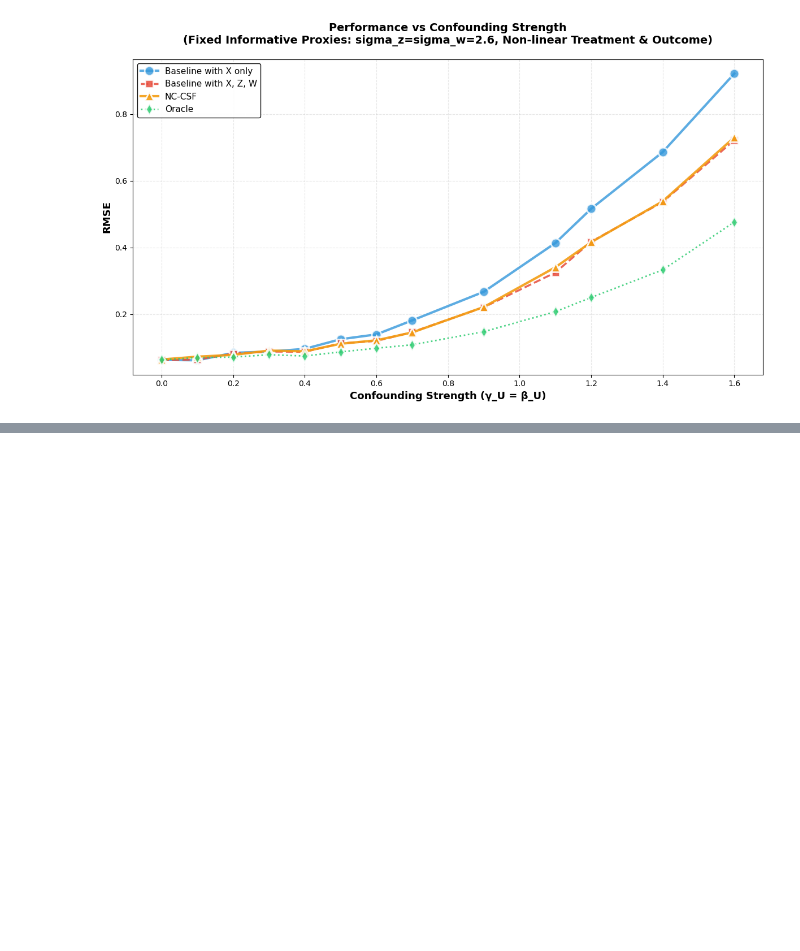
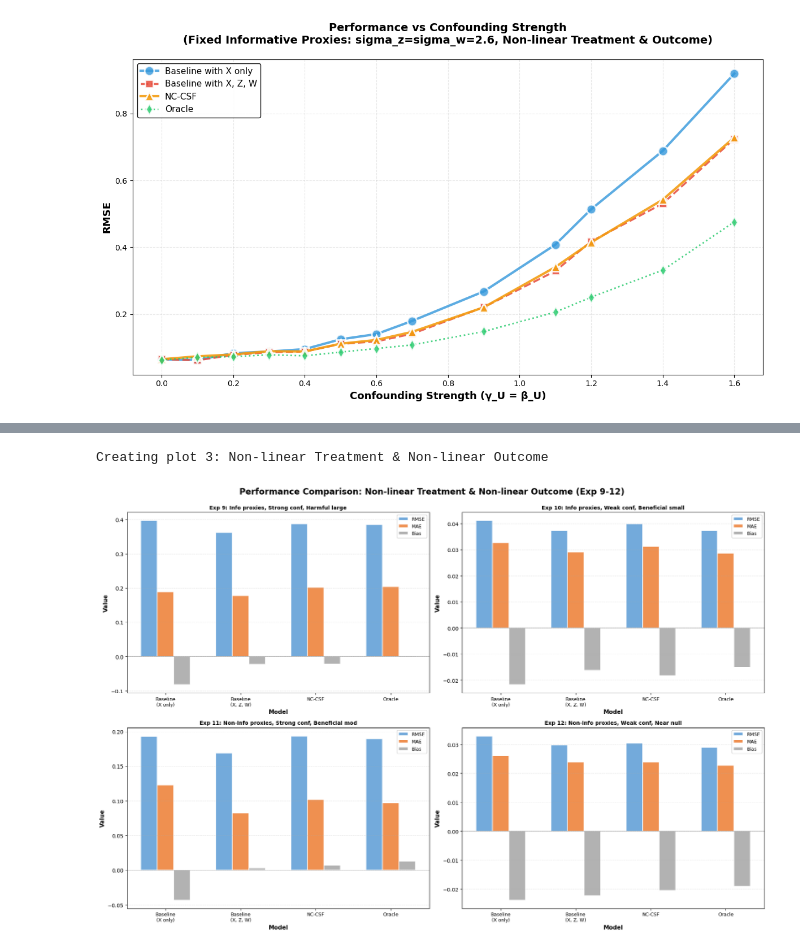
Before and after one commit to Tsuuunade/negavitve-control-proxies-causual-survival-forest, a Jupyter notebook: non_cencoring/synthetic data/result_graph.ipynb, the cells around one changed output, grey strips where cells are left out. Saved outputs shown, nothing was run; the diff lists cells and outputs as text; code cells hidden in the pictures; blank space fills up the shorter version.

```diff
--- a/non_cencoring/synthetic data/result_graph.ipynb
+++ b/non_cencoring/synthetic data/result_graph.ipynb
@@ -515,0 +738,7 @@ Oracle: 13 points
+# %%
+print("Creating plot 3: Non-linear Treatment & Non-linear Outcome")
+plot_comparison(df_nonlinear_nonlinear, 'Performance Comparison: Non-linear Treatment & Non-linear Outcome (Exp 9-12)',
+                'Nonlinear-Nonlinear')
+# %% [output]
+Creating plot 3: Non-linear Treatment & Non-linear Outcome
+[figure, added]
```
Also changed, not shown: parts of 8 cells of this notebook, 1 other file.
